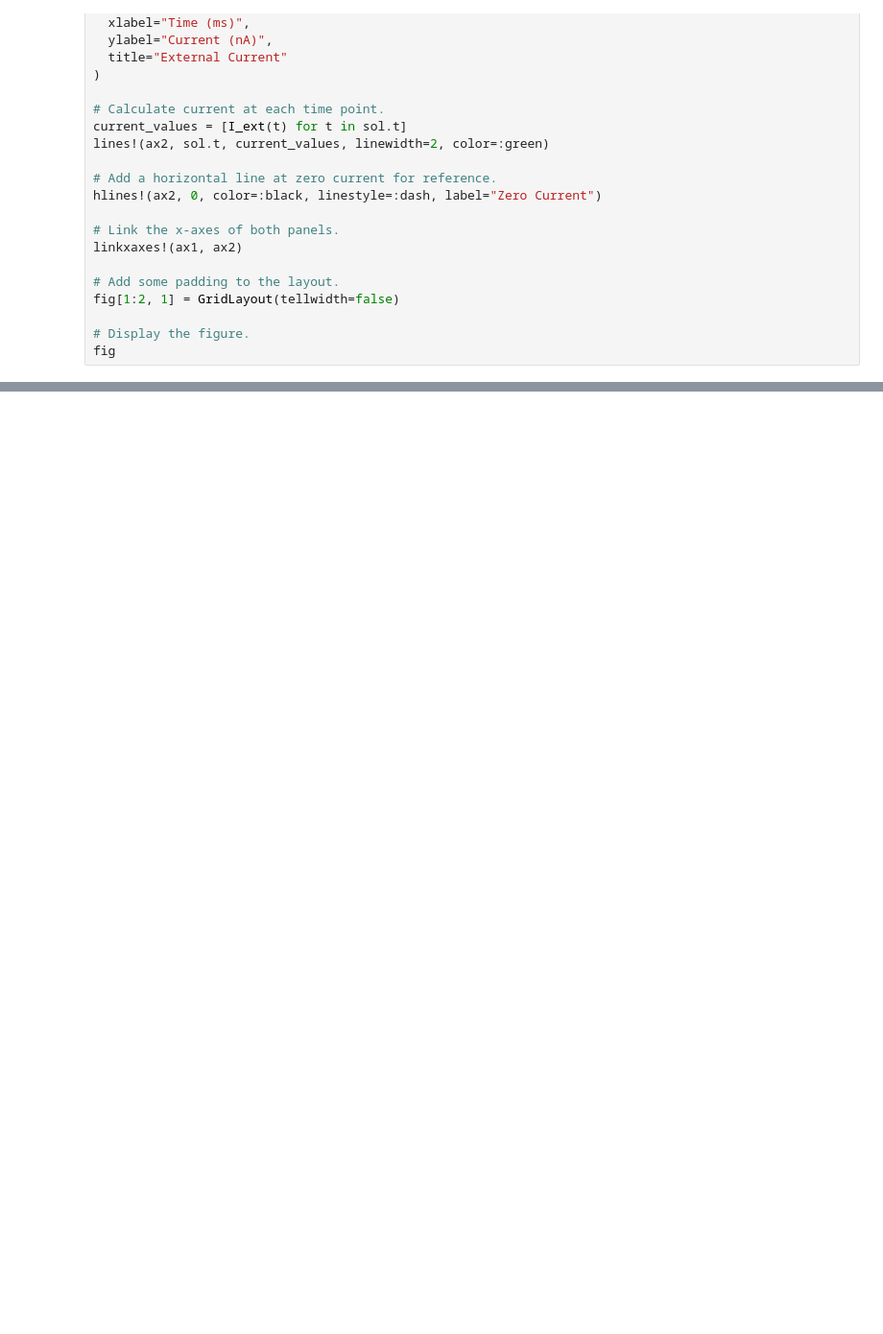
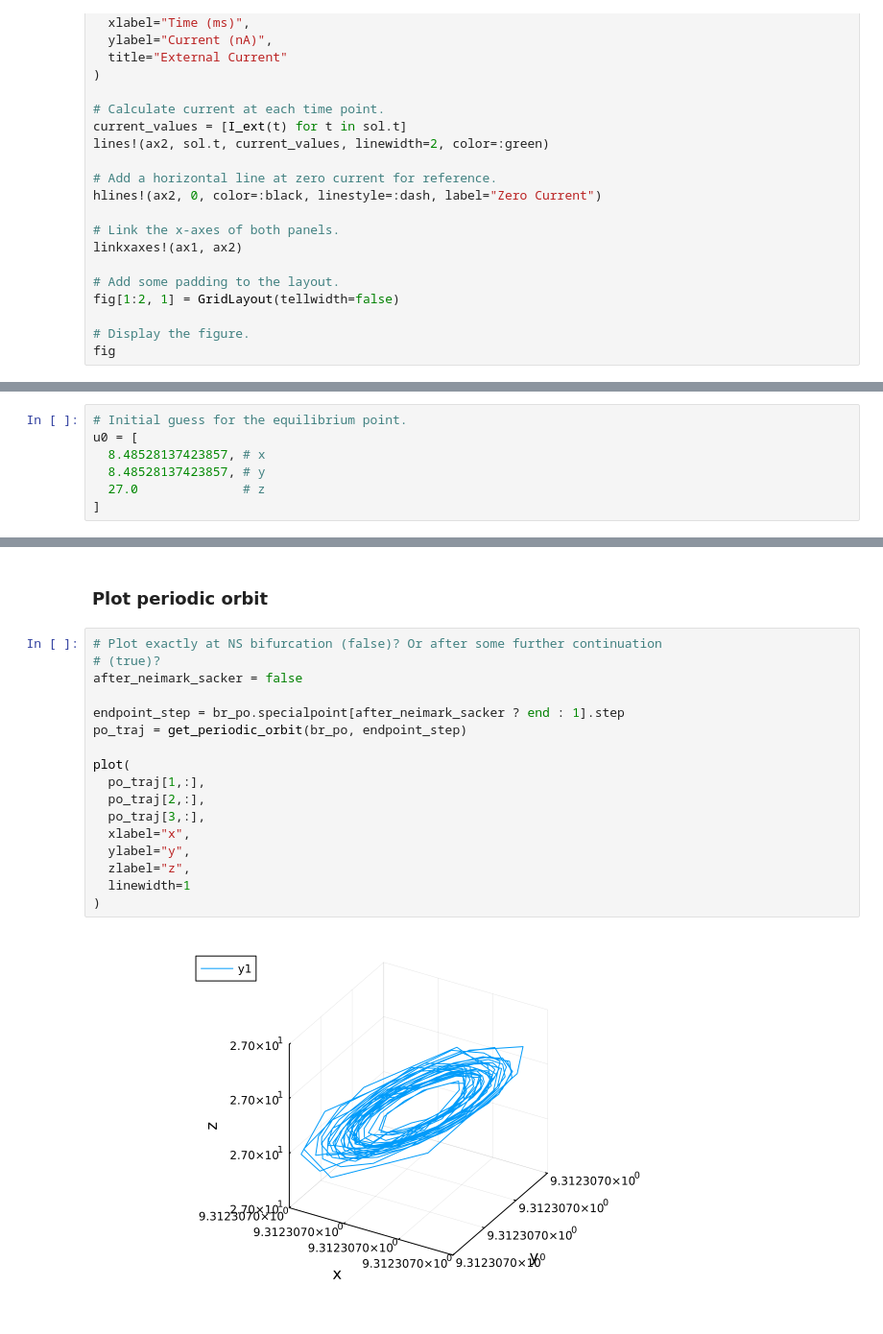
Before and after one commit to hinsley/siam-student-conf-2025, a Jupyter notebook: notebooks/dynamics.ipynb, the cells around one changed output, grey strips where cells are left out. Shown: that part at 96% size. Drawn from its saved outputs; the diff is of its cells as text; blank space fills up the shorter version.

```diff
--- a/notebooks/dynamics.ipynb
+++ b/notebooks/dynamics.ipynb
@@ -239,0 +353,7 @@ fig
+# %%
+# Initial guess for the equilibrium point.
+u0 = [
+  8.48528137423857, # x
+  8.48528137423857, # y
+  27.0              # z
+]
@@ -239,0 +489,21 @@ fig
+# %% [markdown]
+### Plot periodic orbit
+# %%
+# Plot exactly at NS bifurcation (false)? Or after some further continuation
+# (true)?
+after_neimark_sacker = false
+
+endpoint_step = br_po.specialpoint[after_neimark_sacker ? end : 1].step
+po_traj = get_periodic_orbit(br_po, endpoint_step)
+
+plot(
+  po_traj[1,:],
+  po_traj[2,:],
+  po_traj[3,:],
+  xlabel="x",
+  ylabel="y",
+  zlabel="z",
+  linewidth=1
+)
+# %% [output]
+[figure, added]
```
Also changed, not shown: parts of 26 cells of this notebook, 2 other files.
